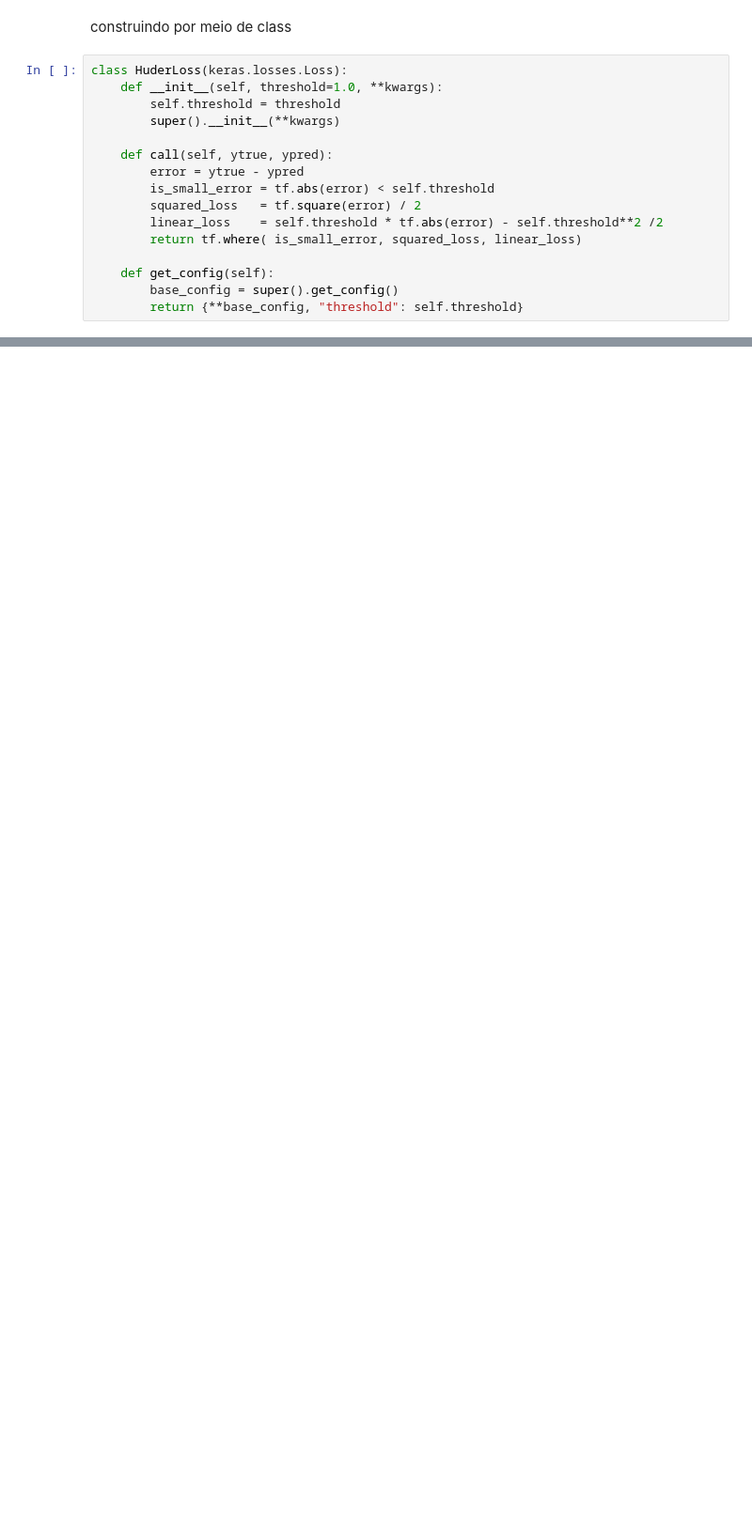
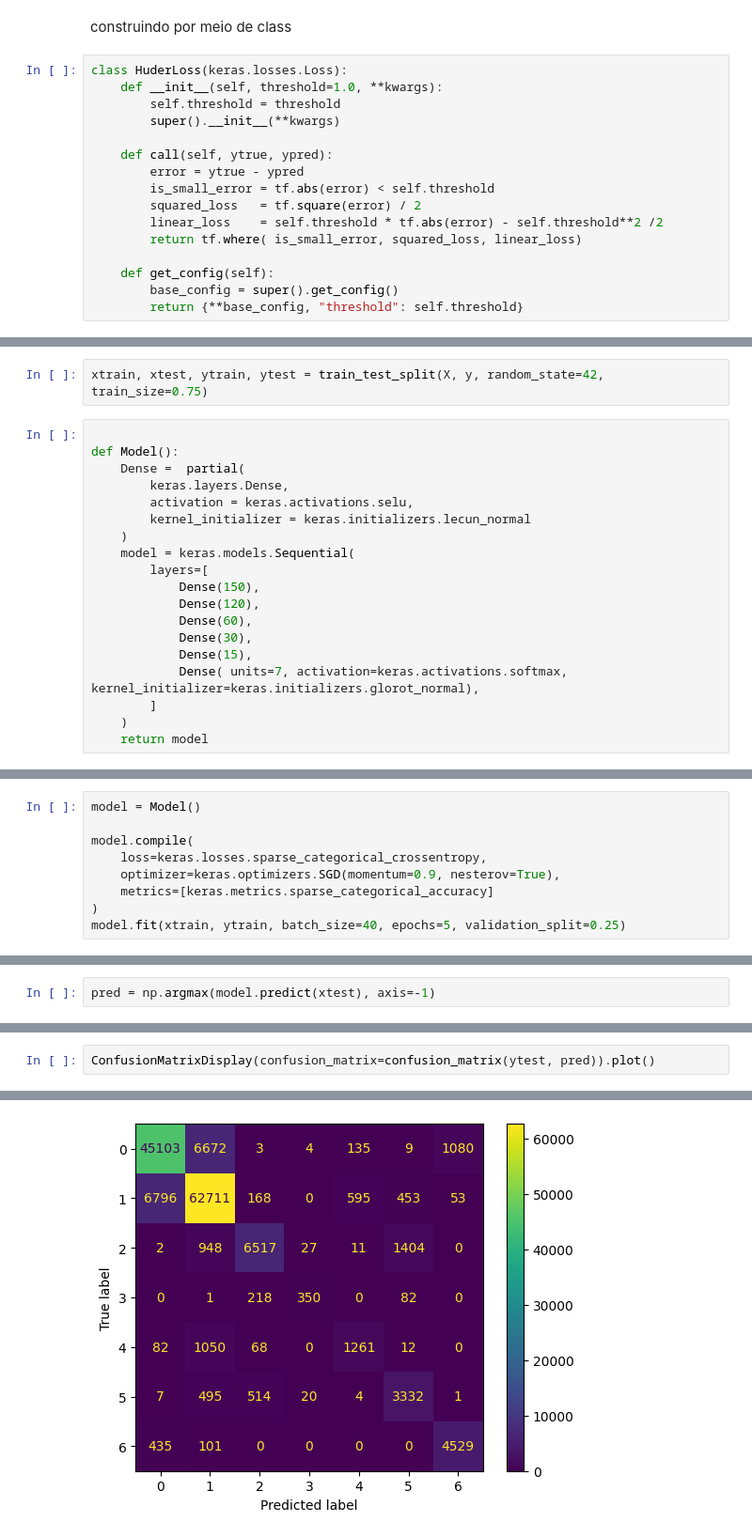
Before and after one commit to kaladabrio2020/livro-aprendizado-de-maquina-sklearn-keras-tf, a Jupyter notebook: Parte II-Redes Neurais e Aprendizado Profundo/Capítulo 12-Modelo Customizados e treinamento com .../Customizando modelos.ipynb, the cells around one changed output, grey strips where cells are left out. Shown at 94% size. Cells and saved outputs as stored; diff of their text form; blank space fills up the shorter version.

```diff
--- a/Parte II-Redes Neurais e Aprendizado Profundo/Capítulo 12-Modelo Customizados e treinamento com .../Customizando modelos.ipynb
+++ b/Parte II-Redes Neurais e Aprendizado Profundo/Capítulo 12-Modelo Customizados e treinamento com .../Customizando modelos.ipynb
@@ -200,0 +278,21 @@ Epoch 20/20
+# %%
+xtrain, xtest, ytrain, ytest = train_test_split(X, y, random_state=42, train_size=0.75)
+# %%
+
+def Model():
+    Dense =  partial(
+        keras.layers.Dense,
+        activation = keras.activations.selu,
+        kernel_initializer = keras.initializers.lecun_normal
+    )
+    model = keras.models.Sequential(
+        layers=[
+            Dense(150),
+            Dense(120),
+            Dense(60),
+            Dense(30),
+            Dense(15),
+            Dense( units=7, activation=keras.activations.softmax, kernel_initializer=keras.initializers.glorot_normal),
+        ]
+    )
+    return model
@@ -200,0 +303,9 @@ Epoch 20/20
+# %%
+model = Model()
+
+model.compile(
+    loss=keras.losses.sparse_categorical_crossentropy,
+    optimizer=keras.optimizers.SGD(momentum=0.9, nesterov=True),
+    metrics=[keras.metrics.sparse_categorical_accuracy]
+)
+model.fit(xtrain, ytrain, batch_size=40, epochs=5, validation_split=0.25)
@@ -200,0 +324,2 @@ Epoch 20/20
+# %%
+pred = np.argmax(model.predict(xtest), axis=-1)
@@ -200,0 +346,3 @@ Epoch 20/20
+# %%
+ConfusionMatrixDisplay(confusion_matrix=confusion_matrix(ytest, pred)).plot()
+# %% [output]
@@ -200,0 +350 @@ Epoch 20/20
+[figure, added]
```
Also changed, not shown: parts of 32 cells of this notebook, 4 other files.
